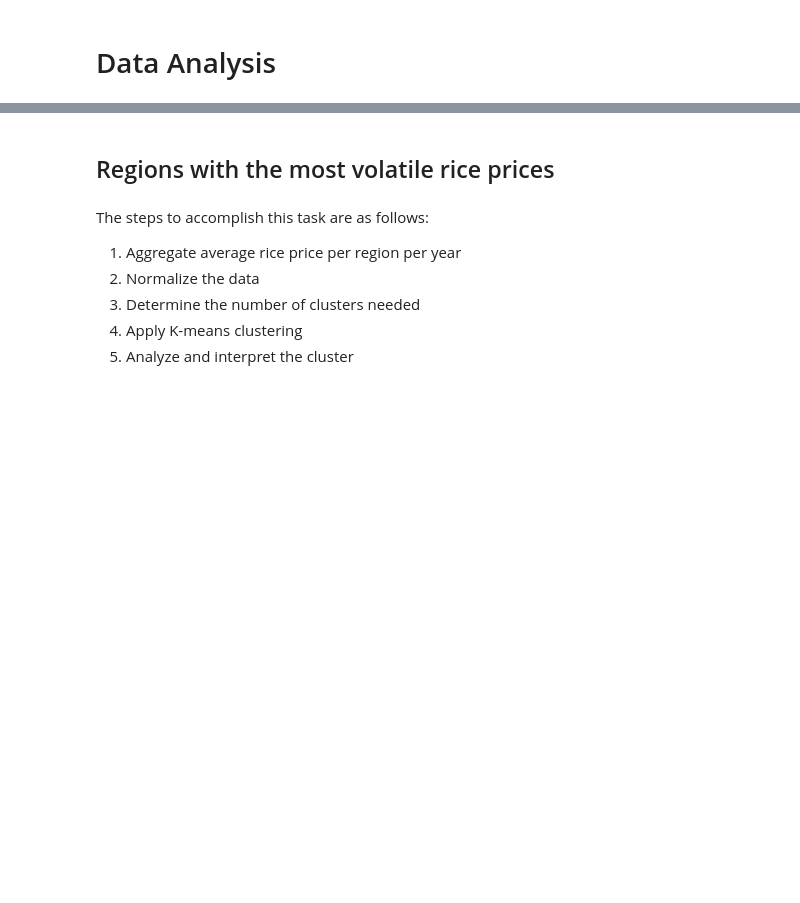
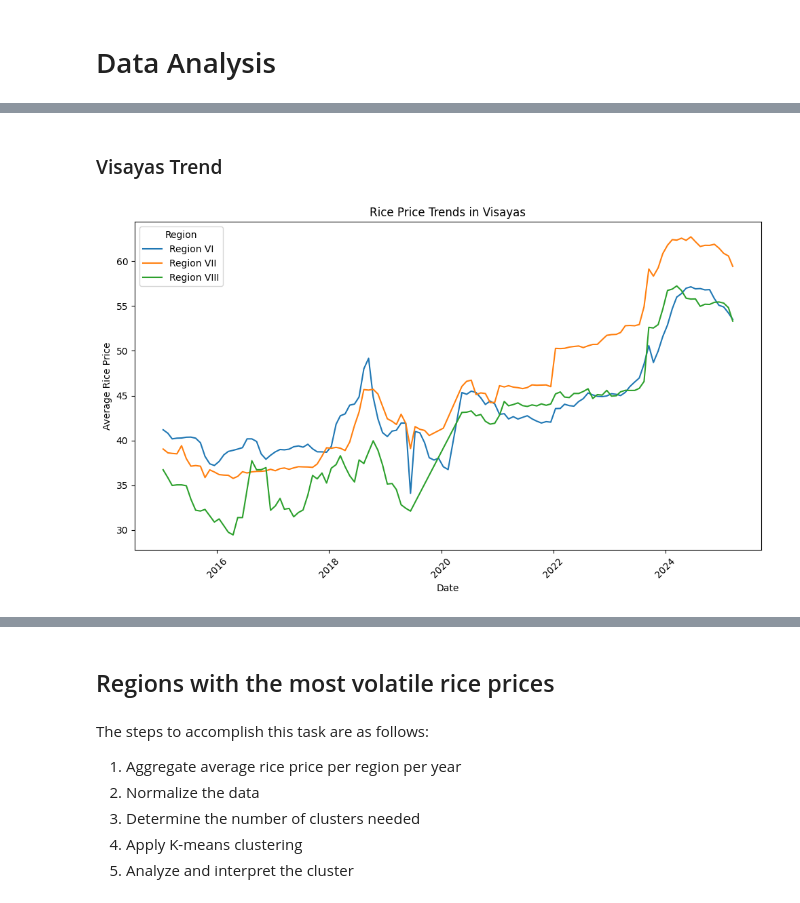
Before and after one commit to JohnCarloSabenorio/GrainShift, a Jupyter notebook: backend/grainshift.ipynb, the cells around one changed output, grey strips where cells are left out. Cells and saved outputs as stored; diff of their text form; code cells hidden in the pictures; blank space fills up the shorter version.

```diff
--- a/backend/grainshift.ipynb
+++ b/backend/grainshift.ipynb
@@ -358,0 +367,18 @@ plt.show()
+# %% [markdown]
+### Visayas Trend
+# %%
+plt.figure(figsize=(10, 6))
+for region in visayas_trends["admin1"].unique():
+    region_data = visayas_trends[visayas_trends["admin1"] == region]
+    plt.plot(region_data["date"], region_data["price"], label=region)
+
+
+plt.xlabel("Date")
+plt.ylabel("Average Rice Price")
+plt.title("Rice Price Trends in Visayas")
+plt.xticks(rotation=45)
+plt.legend(title="Region")
+plt.tight_layout()
+plt.show()
+# %% [output]
+[figure, added]
```
Also changed, not shown: parts of 25 cells of this notebook, 6 other files.
